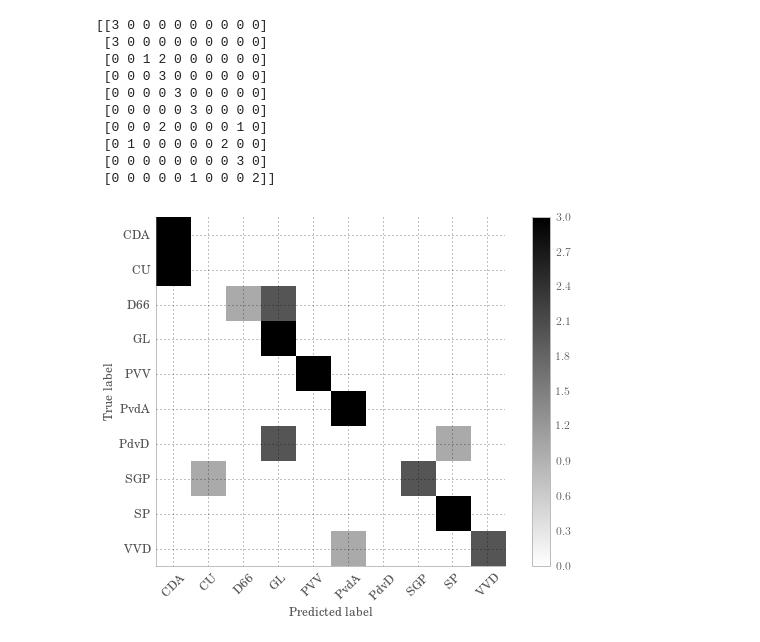
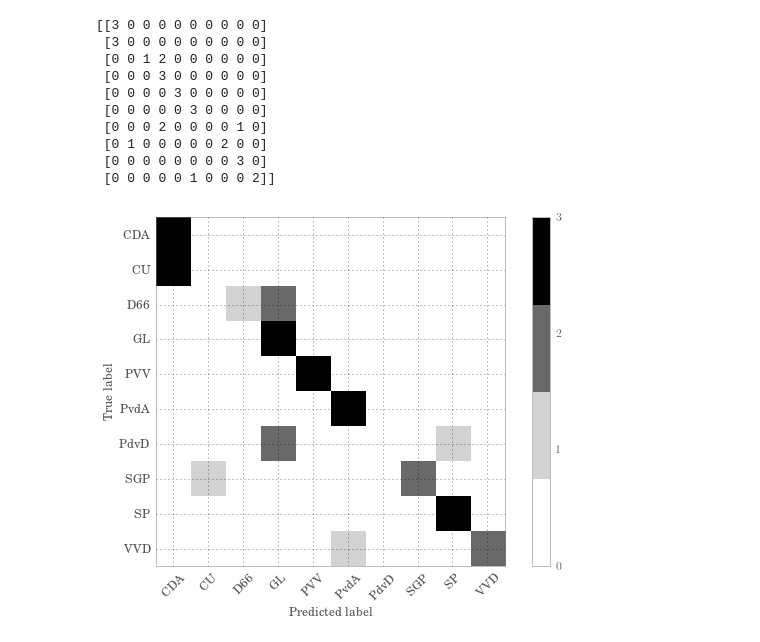
Before and after one commit to jvdzwaan/dilipad, a Jupyter notebook: results/plots confusion matrices.ipynb, the cells around one changed output. Cells and saved outputs as stored; diff of their text form; code cells hidden in the pictures.

Commit message:
Add discrete color bar to pictures of confusion matrices

```diff
--- a/results/plots confusion matrices.ipynb
+++ b/results/plots confusion matrices.ipynb
@@ -79,10 +79,7 @@ def latexify(fig_width=None, fig_height=None, columns=1):
 
 def format_axes(ax):
 
-    for spine in ['top', 'right']:
-        ax.spines[spine].set_visible(False)
-
-    for spine in ['left', 'bottom']:
+    for spine in ['left', 'bottom', 'top', 'right']:
         ax.spines[spine].set_color(SPINE_COLOR)
         ax.spines[spine].set_linewidth(0.5)
 
@@ -95,42 +92,49 @@ def format_axes(ax):
     return ax
 
 SPINE_COLOR = 'gray'
+# %%
+from matplotlib import colors
+# make a color map of fixed colors
+cmap = colors.ListedColormap(['white', 'lightgrey', 'dimgrey', 'black'])
+bounds=[0, 1, 2, 3]
+#norm = colors.BoundaryNorm(bounds, cmap.N)
+#norm = colors.Normalize(vmin=0, vmax=3)
 # %%
 from sklearn.metrics import confusion_matrix
 
 cm = confusion_matrix(data['metadata_party'], data['top1'])
 print cm
 
 latexify(8,6)
 plt.figure()
 axes = plt.gca()
 format_axes(axes)
-plt.imshow(cm, interpolation='nearest', cmap=plt.cm.gray_r)
-plt.colorbar()
+plt.imshow(cm, interpolation='nearest', cmap=cmap)
+plt.colorbar(ticks=bounds)
 
 #labels = data['metadata_party'].unique()
 #labels.sort()
 labels = ['CDA', 'CU', 'D66', 'GL', 'PVV', 'PvdA', 'PdvD', 'SGP', 'SP', 'VVD']
 tick_marks = np.arange(len(labels))
 plt.xticks(tick_marks, labels, rotation=45)
 plt.yticks(tick_marks, labels)
 plt.tight_layout()
 plt.ylabel('True label')
 plt.xlabel('Predicted label')
 plt.tight_layout()
 plt.savefig("/home/jvdzwaan/Dropbox/Publications/Papers/Dilipad/latex/images/mp_parties_confusion_matrix.pdf")
 # %% [output]
 [[3 0 0 0 0 0 0 0 0 0]
  [3 0 0 0 0 0 0 0 0 0]
  [0 0 1 2 0 0 0 0 0 0]
  [0 0 0 3 0 0 0 0 0 0]
  [0 0 0 0 3 0 0 0 0 0]
  [0 0 0 0 0 3 0 0 0 0]
  [0 0 0 2 0 0 0 0 1 0]
  [0 1 0 0 0 0 0 2 0 0]
  [0 0 0 0 0 0 0 0 3 0]
  [0 0 0 0 0 1 0 0 0 2]]
-[figure, old version]
+[figure, new version]
 # %%
 data = pd.read_csv('/home/jvdzwaan/data/dilipad/MP/confusion_data_parties_time.csv', index_col=0)
 data
```
Also changed, not shown: parts of 1 cell of this notebook.
